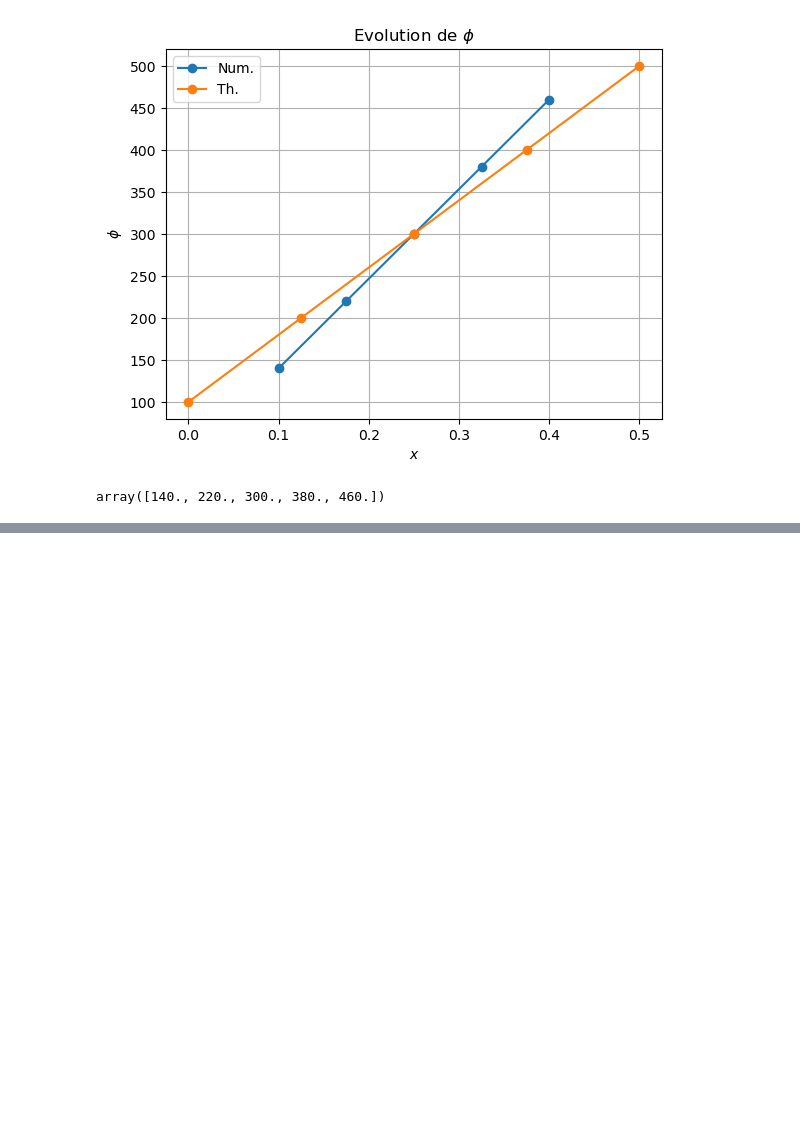
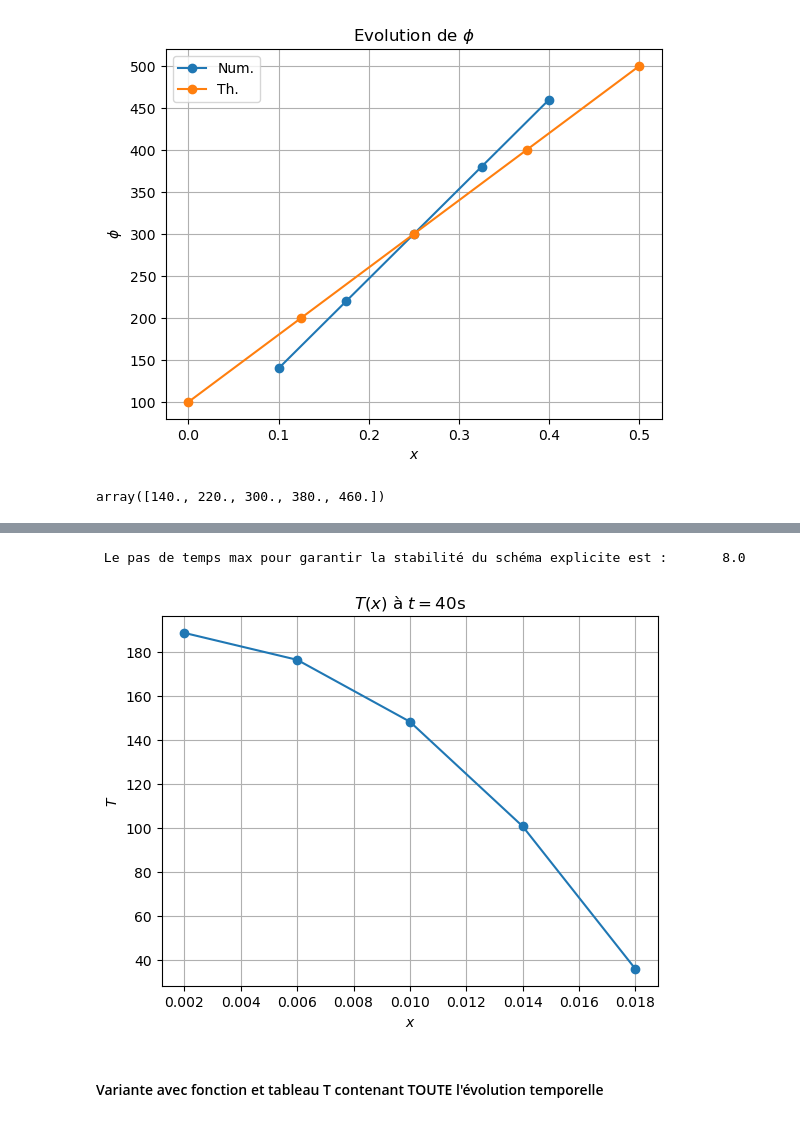
Before and after one commit to fbob/INSA-4A-MFN, a Jupyter notebook: CFD_4A_TD.ipynb, the cells around one changed output, grey strips where cells are left out. Cells and saved outputs as stored; diff of their text form; code cells hidden in the pictures; blank space fills up the shorter version.

```diff
--- a/CFD_4A_TD.ipynb
+++ b/CFD_4A_TD.ipynb
@@ -344,0 +397,64 @@ def Jacobi(A,b,x0,eps):
+# %%
+import numpy as np
+from matplotlib import pyplot as plt
+
+# Maillage
+L = 0.02                    # Longueur du domaine de calcul
+N = 5                       # Nb de cellules
+#dx = L/float(N-1)
+dx = L/float(N)             # Pas d'espace
+x = np.linspace(dx/2, L-dx/2, N)    # Abscisses des centres des cellules
+
+# Paramètres physique
+k = 10          # Conductivité thermique
+rho_c = pow(10,7)
+T_init = 200    # Température initiale
+T_L = 0         # Température en x=L
+
+t_fin = 40          # Temps final à atteindre
+dt = 2              # Pas de temps
+Nt = int(t_fin/dt)  # Nombres d'itérations temporelles
+dt_max = rho_c*(dx*dx/float(2.0*k))        #  pas de temps max autorisé pour la stabilité
+print ("\n Le pas de temps max pour garantir la stabilité du schéma explicite est : \t" + str(dt_max))
+
+# Initialisation
+T = np.zeros(N)
+T_old = np.ones(N) * T_init
+
+for n in range(Nt):
+    for i in range(1, N-1):
+        aW = k / float(dx)
+        aE = k / float(dx)
+        Su = 0
+        aP = rho_c * dx / float(dt)
+        T[i] = (aW * T_old[i - 1] + aE * T_old[i + 1] + (aP - (aW + aE)) * T_old[i] + Su) / float(aP)
+
+    # Cellule frontière 0 - x=0
+    aW = 0
+    aE = k / float(dx)
+    Su = 0
+    aP = rho_c * dx / float(dt)
+    T[0] = (aE * T_old[1] + (aP - (aW + aE)) * T_old[0] + Su) / float(aP)
+
+    # Cellule frontière N - x=L
+    aE = 0
+    aW = k / float(dx)
+    Su = (2.0 * k / float(dx)) * (T_L - T_old[-1])
+    aP = rho_c * dx / float(dt)
+    T[-1] = (aW * T_old[-2] + (aP - (aW + aE)) * T_old[-1] + Su) / float(aP)
+
+    for i in range(len(T)):
+        T_old[i] = T[i]
+
+plt.figure()
+plt.plot(x, T, '-o')
+plt.xlabel(r"$x$")
+plt.ylabel(r"$T$")
+plt.title(r"$T(x)$ à $t=$"+str(t_fin)+"s")
+plt.grid()
+plt.show()
+# %% [output]
+ Le pas de temps max pour garantir la stabilité du schéma explicite est :       8.0
+[figure, added]
+# %% [markdown]
+#### Variante avec fonction et tableau T contenant TOUTE l'évolution temporelle
```
Also changed, not shown: parts of 24 cells of this notebook.
